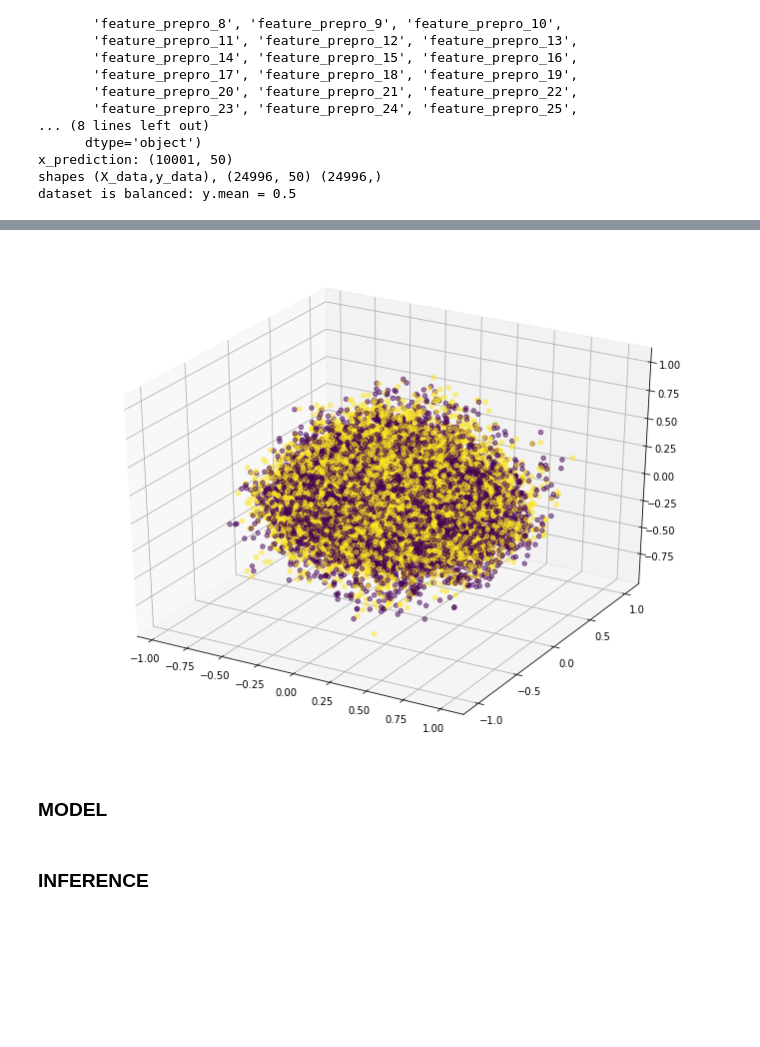
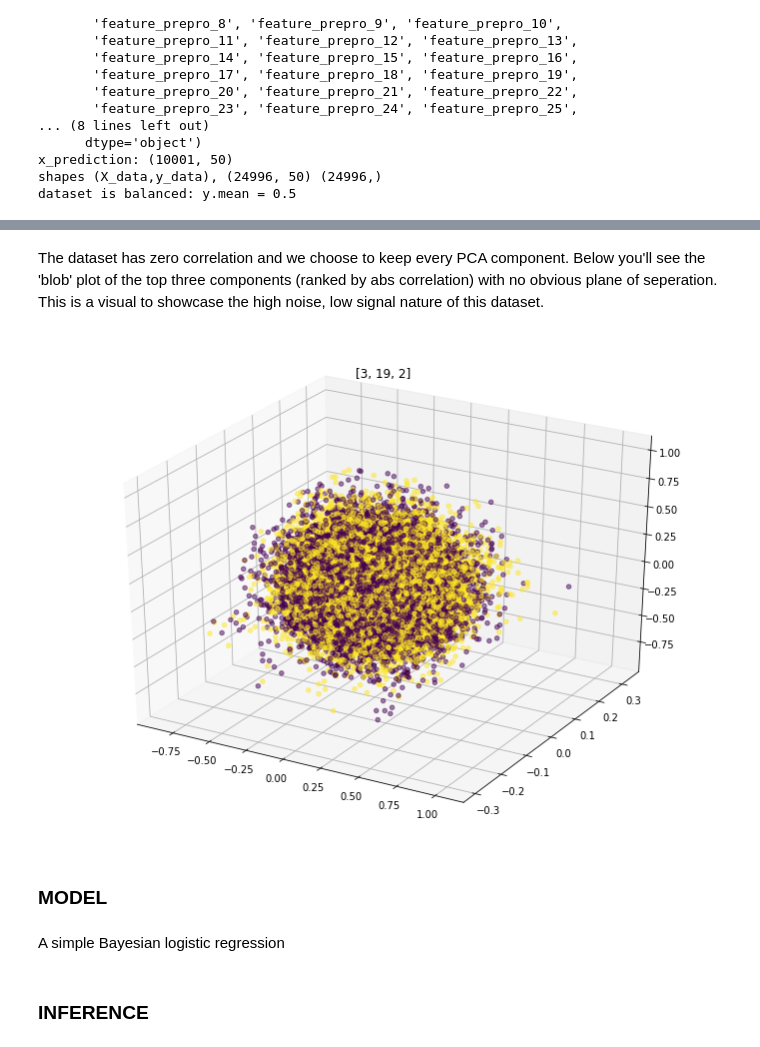
Before and after one commit to felcianofsantos/bayesian-forecast, a Jupyter notebook: notebook/bayesian-forecast.ipynb, the cells around one changed output, grey strips where cells are left out. Saved outputs shown, nothing was run; the diff lists cells and outputs as text; code cells hidden in the pictures; blank space fills up the shorter version.

```diff
--- a/notebook/bayesian-forecast.ipynb
+++ b/notebook/bayesian-forecast.ipynb
@@ -111,6 +110,14 @@ Name: target, dtype: float64
+# %% [markdown]
+The dataset has zero correlation and we choose to keep every PCA component. Below you'll see the 'blob' plot of the top three components (ranked by abs correlation) with no obvious plane of seperation. This is a visual to showcase the high noise, low signal nature of this dataset.
 # %%
+most_corr_components = abs(df.corr()['target']).sort_values(ascending=False).head(10).index[1:].tolist()
+
 fig = plt.figure(figsize=(12, 9))
 ax = plt.axes(projection='3d')
-ax.scatter(X_data[:, 0], X_data[:, 1], X_data[:,2], c=y_data, alpha=.5);
+ax.scatter(X_data[:, most_corr_components[0]],
+           X_data[:, most_corr_components[1]],
+           X_data[:,most_corr_components[2]], c=y_data, alpha=.5,
+          );
+ax.set_title(str(most_corr_components[0:3]));
 # %% [output]
-[figure, old version]
+[figure, new version]
@@ -132 +126,3 @@ D = X_data.shape[1]
+# %% [markdown]
+A simple Bayesian logistic regression
 # %%
```
Also changed, not shown: parts of 36 cells of this notebook.
